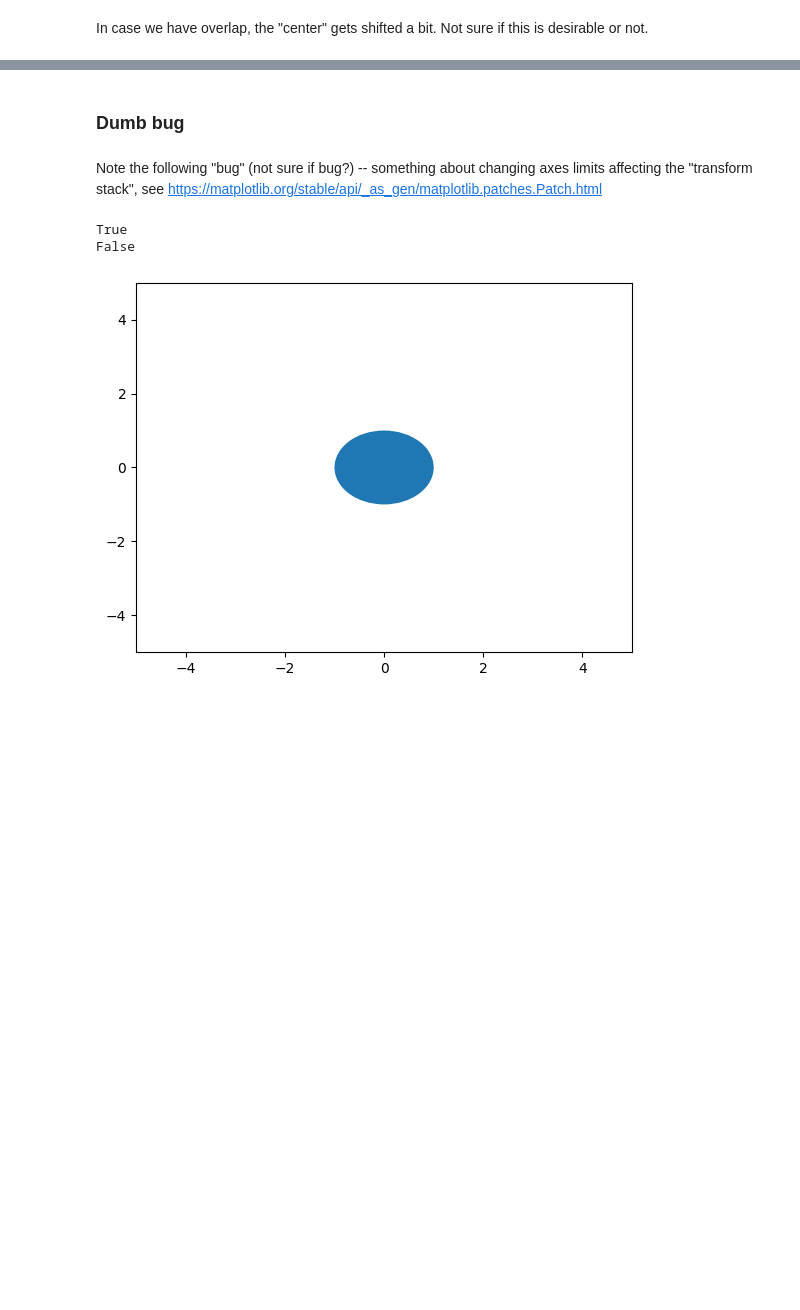
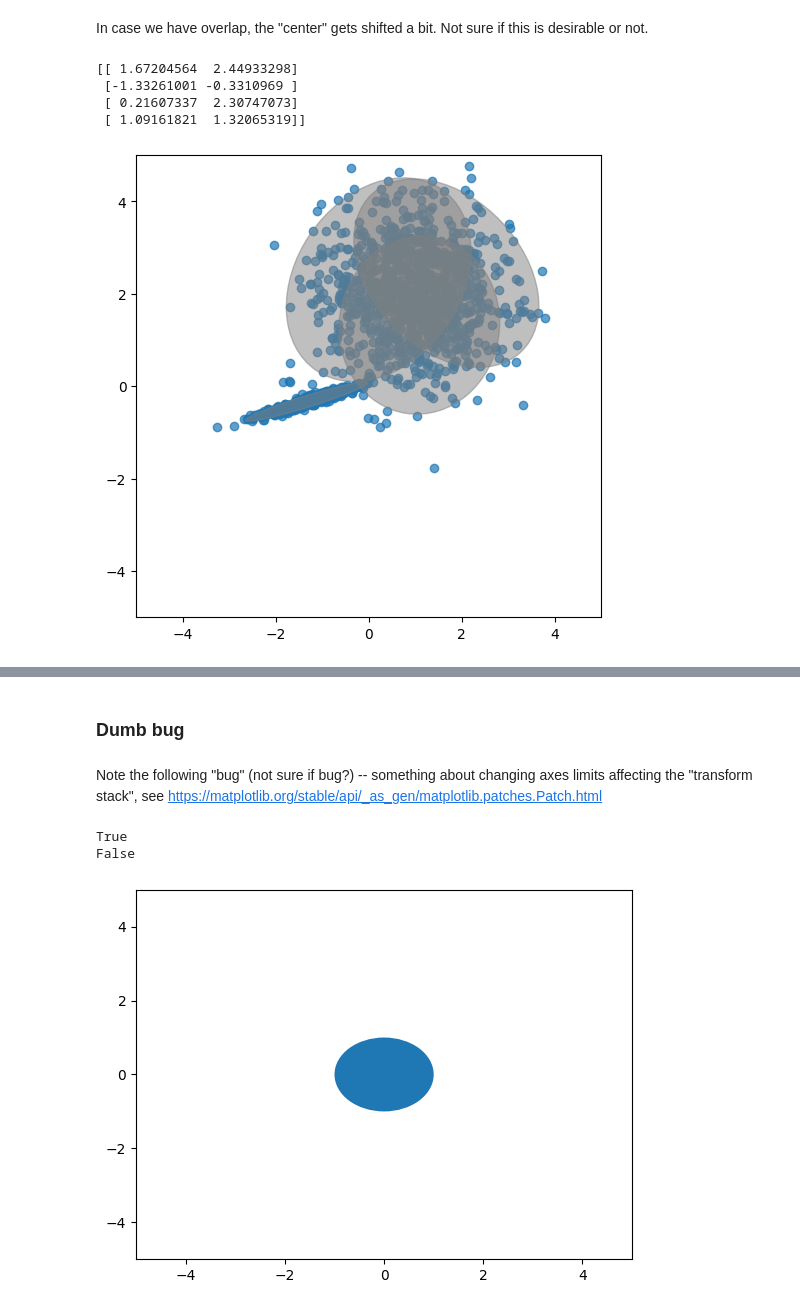
Before and after one commit to chenhi/groove_gang, a Jupyter notebook: test_ellipses.ipynb, the cells around one changed output, grey strips where cells are left out. Drawn from its saved outputs; the diff is of its cells as text; code cells hidden in the pictures; blank space fills up the shorter version.

```diff
--- a/test_ellipses.ipynb
+++ b/test_ellipses.ipynb
@@ -199,3 +202,23 @@ for p in patches:
 # %% [markdown]
 In case we have overlap, the "center" gets shifted a bit.  Not sure if this is desirable or not.
+# %%
+gm = winnow_gm_components(data, confidence_limit=0.95, overlap_allowance=1, cluster_threshold=0.3)
+print(gm.means_)
+
+patches, coverage = get_patches(gm, 0.95, data)
+plt.figure(figsize=(6,6))
+ax = plt.gca()
+ax.set_xlim([-5, 5])
+ax.set_ylim([-5, 5])
+
+
+plt.scatter(x, y, alpha=0.7)
+for p in patches:
+    ax.add_patch(p)
+# %% [output]
+[[ 1.67204564  2.44933298]
+ [-1.33261001 -0.3310969 ]
+ [ 0.21607337  2.30747073]
+ [ 1.09161821  1.32065319]]
+[figure, added]
 # %%
```
Also changed, not shown: parts of 13 cells of this notebook, 2 other files.
